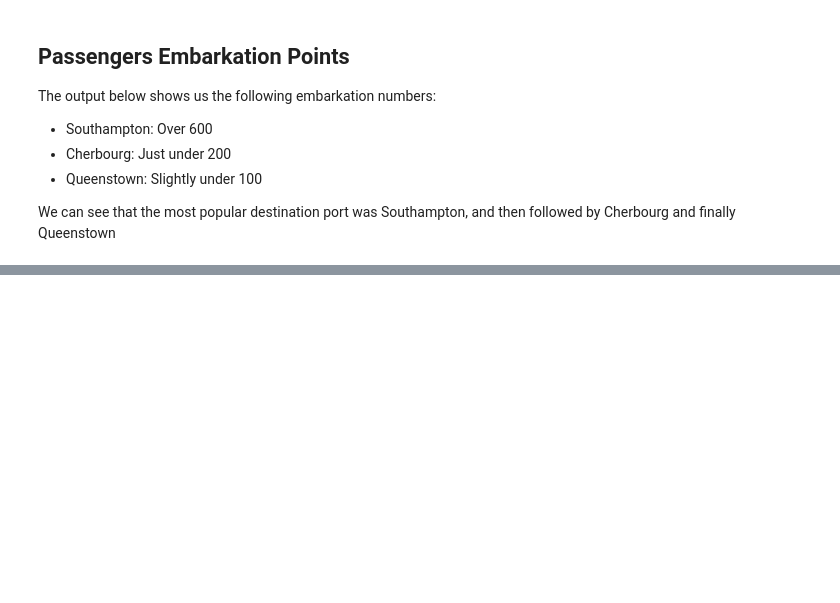
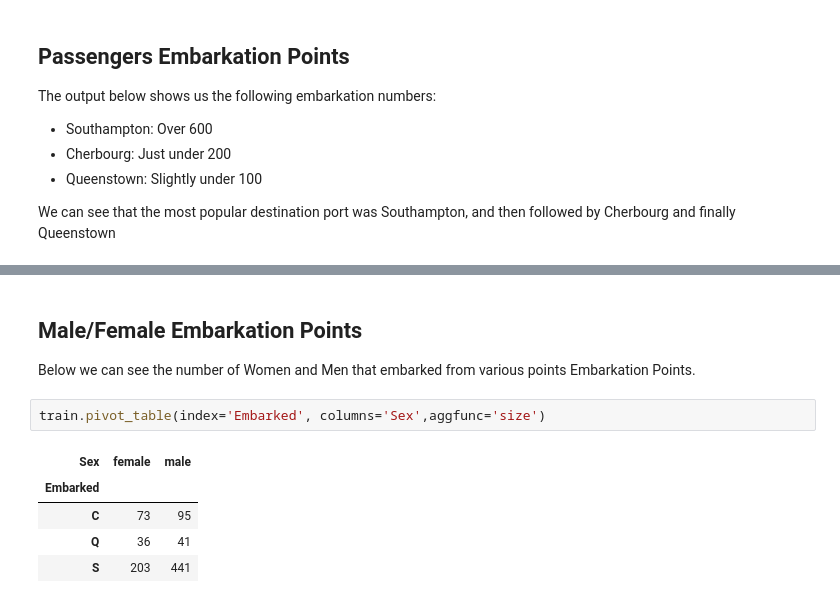
Before and after one commit to nizarhamood/Titanic, a Jupyter notebook: titanic.ipynb, the cells around one changed output, grey strips where cells are left out. Drawn from its saved outputs; the diff is of its cells as text; blank space fills up the shorter version.

```diff
--- a/titanic.ipynb
+++ b/titanic.ipynb
@@ -383,0 +410,11 @@ countplot('Embarked', train, 'Passengers boarding from Embarkation Points')
+# %% [markdown]
+## Male/Female Embarkation Points
+Below we can see the number of Women and Men that embarked from various points Embarkation Points.
+# %%
+train.pivot_table(index='Embarked', columns='Sex',aggfunc='size')
+# %% [output]
+| Sex | female | male |
+| Embarked |  |  |
+| C | 73 | 95 |
+| Q | 36 | 41 |
+| S | 203 | 441 |
```
Also changed, not shown: parts of 19 cells of this notebook, 5 other files.
